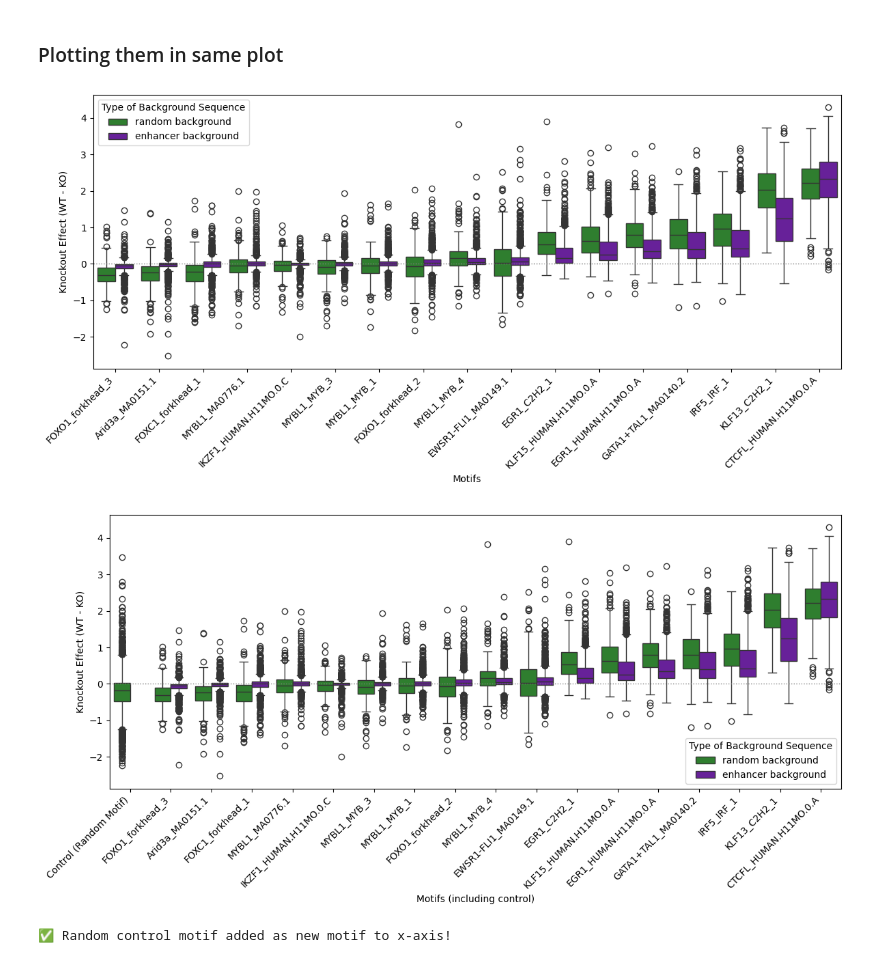
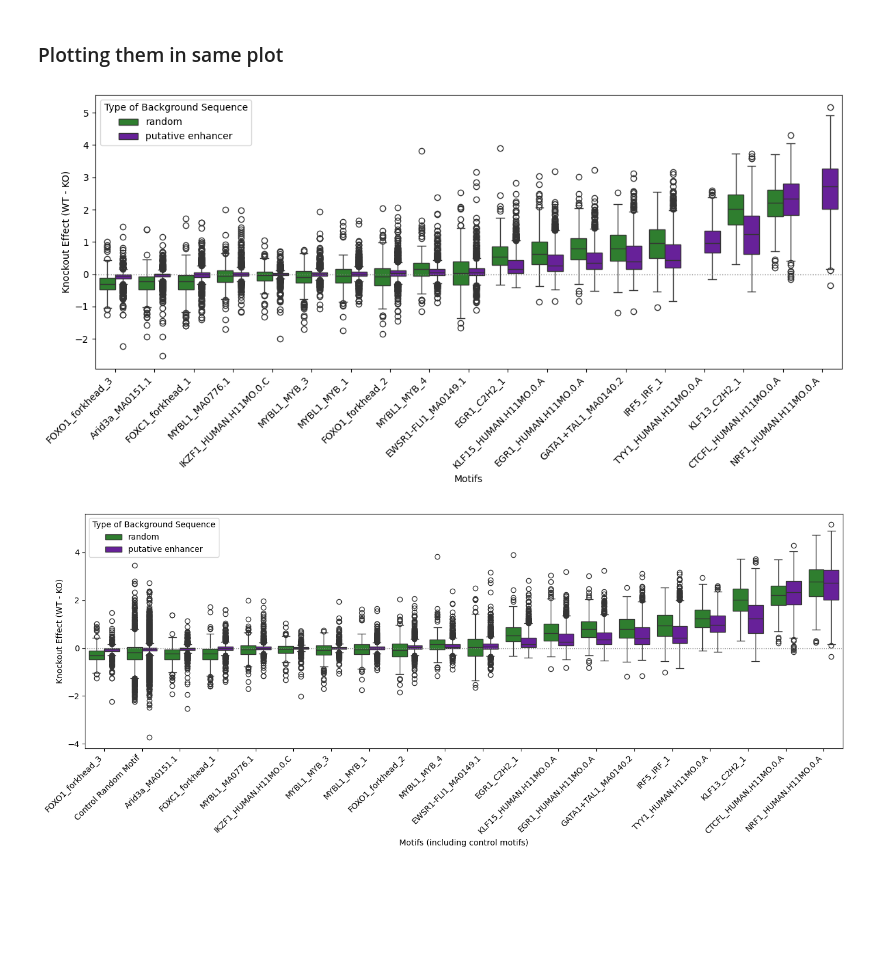
Before and after one commit to de-Boer-Lab/position-mpra, a Jupyter notebook: src/4-range_variant_effect_TFs/plot_range.human.ipynb, the cells around one changed output. Cells and saved outputs as stored; diff of their text form; code cells hidden in the pictures; blank space fills up the shorter version.

```diff
--- a/src/4-range_variant_effect_TFs/plot_range.human.ipynb
+++ b/src/4-range_variant_effect_TFs/plot_range.human.ipynb
@@ -20,7 +20,7 @@ merged1 = pd.merge(
 )
 merged1["variant_effect"] = merged1["predictions_ref"] - merged1["predictions_alt"]
 merged1 = merged1[~merged1['base_motif'].str.contains("MOUSE", case=False, na=False)]
-merged1["dataset"] = "random background"
+merged1["dataset"] = "random"
 
 # Load the second dataset (enhancer)
 df2 = pd.read_csv("/scratch/st-cdeboer-1/sambina/position_mpra/outputs/4-range/human/predicted_human_tfs_enhancer.csv", sep="\t")
@@ -37,7 +37,7 @@ merged2 = pd.merge(
 )
 merged2["variant_effect"] = merged2["predictions_ref"] - merged2["predictions_alt"]
 merged2 = merged2[~merged2['base_motif'].str.contains("MOUSE", case=False, na=False)]
-merged2["dataset"] = "enhancer background"
+merged2["dataset"] = "putative enhancer"
 
 # Combine the two
 combined = pd.concat([merged1, merged2], axis=0, ignore_index=True)
@@ -58,7 +58,7 @@ sns.boxplot(
     y="variant_effect",
     hue="dataset",          # Color by dataset
     order=order,
-    palette={"random background": "#228B22", "enhancer background": "#6A0DAD"}
+    palette={"random": "#228B22", "putative enhancer": "#6A0DAD"}
 )
 
 plt.axhline(0, color='gray', linestyle='dotted', linewidth=1)
@@ -72,14 +72,14 @@ plt.savefig("/scratch/st-cdeboer-1/sambina/position_mpra/figures/fig4_2.svg", fo
 
 plt.show()
 # %% [output]
-[figure, old version]
+[figure, new version]
 # %%
 import pandas as pd
 import seaborn as sns
 import matplotlib.pyplot as plt
 
-# ========== Load Random Background Dataset ==========
-df1 = pd.read_csv("/scratch/st-cdeboer-1/sambina/position_mpra/outputs/4-range/human/predicted_human_tfs_random.csv")
+# -------------------- Load Random Background Dataset --------------------
+df1 = pd.read_csv("/scratch/st-cdeboer-1/sambina/position_mpra/outputs/4-range/human/predicted_human_tfs.csv")
 df1_alt = df1[df1["motif_name"].str.endswith("_alt")].copy()
 df1_ref = df1[~df1["motif_name"].str.endswith("_alt")].copy()
 df1_alt["base_motif"] = df1_alt["motif_name"].str.replace("_alt", "", regex=False)
@@ -93,9 +93,9 @@ merged1 = pd.merge(
 )
 merged1["variant_effect"] = merged1["predictions_ref"] - merged1["predictions_alt"]
 merged1 = merged1[~merged1['base_motif'].str.contains("MOUSE", case=False, na=False)]
-merged1["dataset"] = "random background"
+merged1["dataset"] = "random"
 
-# ========== Load Enhancer Background Dataset ==========
+# -------------------- Load Enhancer Background Dataset --------------------
 df2 = pd.read_csv("/scratch/st-cdeboer-1/sambina/position_mpra/outputs/4-range/human/predicted_human_tfs_enhancer.csv", sep="\t")
 df2_alt = df2[df2["motif_name"].str.endswith("_alt")].copy()
 df2_ref = df2[~df2["motif_name"].str.endswith("_alt")].copy()
@@ -110,11 +110,10 @@ merged2 = pd.merge(
 )
 merged2["variant_effect"] = merged2["predictions_ref"] - merged2["predictions_alt"]
 merged2 = merged2[~merged2['base_motif'].str.contains("MOUSE", case=False, na=False)]
-merged2["dataset"] = "enhancer background"
+merged2["dataset"] = "putative enhancer"
 
-# ========== Load Random Control Motif Dataset ==========
+# -------------------- Load Random Control Motif (Random Background) --------------------
 df3 = pd.read_csv("/scratch/st-cdeboer-1/sambina/position_mpra/outputs/4-range/human/predicted_random_motif_control.csv")
-
 df3_alt = df3[df3["motif_name"].str.endswith("_alt")].copy()
 df3_ref = df3[~df3["motif_name"].str.endswith("_alt")].copy()
 df3_alt["base_motif"] = df3_alt["motif_name"].str.replace("_alt", "", regex=False)
@@ -125,46 +124,59 @@ merged3 = pd.merge(
     df3_alt,
     on=["seq_id", "base_motif"],
     suffixes=("_ref", "_alt")
 )
 merged3["variant_effect"] = merged3["predictions_ref"] - merged3["predictions_alt"]
-merged3["dataset"] = "random background"  # same dataset type as df1 so it overlays naturally
-merged3["base_motif"] = "Control (Random Motif)"  # treat as a new motif
+merged3["dataset"] = "random"
+merged3["base_motif"] = "Control Random Motif"  # separate x-axis category
 
-# ========== Combine All ==========
-combined = pd.concat([merged1, merged2, merged3], axis=0, ignore_index=True)
+# -------------------- Load Random Control Motif (Enhancer Background) --------------------
+df4 = pd.read_csv("/scratch/st-cdeboer-1/sambina/position_mpra/outputs/4-range/human/predicted_human_tfs_enhancer_random_motif.csv", sep="\t")
+df4_alt = df4[df4["motif_name"].str.endswith("_alt")].copy()
+df4_ref = df4[~df4["motif_name"].str.endswith("_alt")].copy()
+df4_alt["base_motif"] = df4_alt["motif_name"].str.replace("_alt", "", regex=False)
+df4_ref["base_motif"] = df4_ref["motif_name"]
 
-# ========== Define Order by Median ==========
+merged4 = pd.merge(
+    df4_ref,
+    df4_alt,
+    on=["seq_id", "base_motif"],
+    suffixes=("_ref", "_alt")
+)
+merged4["variant_effect"] = merged4["predictions_ref"] - merged4["predictions_alt"]
+merged4["dataset"] = "putative enhancer"
+merged4["base_motif"] = "Control Random Motif"  # separate x-axis category
+
+# -------------------- Combine All --------------------
+combined = pd.concat([merged1, merged2, merged3, merged4], axis=0, ignore_index=True)
+
+# -------------------- Define Order by Median Variant Effect --------------------
 order = (
     combined.groupby("base_motif")["variant_effect"]
     .median()
     .sort_values()
     .index.tolist()
 )
 
-# ========== Plot ==========
-plt.figure(figsize=(12, 6))
+# -------------------- Plot --------------------
+plt.figure(figsize=(14, 6))
 sns.boxplot(
     data=combined,
     x="base_motif",
     y="variant_effect",
     hue="dataset",
     order=order,
-    palette={"random background": "#228B22", "enhancer background": "#6A0DAD"}
+    palette={"random": "#228B22", "putative enhancer": "#6A0DAD"}
 )
 
 plt.axhline(0, color='gray', linestyle='dotted', linewidth=1)
 plt.xticks(rotation=45, ha='right')
 plt.ylabel("Knockout Effect (WT - KO)")
-plt.xlabel("Motifs (including control)")
+plt.xlabel("Motifs (including control motifs)")
 plt.legend(title="Type of Background Sequence")
 plt.tight_layout()
 
-plt.savefig("/scratch/st-cdeboer-1/sambina/position_mpra/outputs/4-range/human/distribution_with_random_control_motif.svg", format="svg")
-plt.savefig("/scratch/st-cdeboer-1/sambina/position_mpra/figures/fig4_with_control_motif.svg", format="svg")
-
+plt.savefig("/scratch/st-cdeboer-1/sambina/position_mpra/outputs/4-range/human/distribution_with_two_random_motifs.svg", format="svg")
+plt.savefig("/scratch/st-cdeboer-1/sambina/position_mpra/figures/fig4_control.svg", format="svg")
 plt.show()
-
-print("✅ Random control motif added as new motif to x-axis!")
 # %% [output]
-[figure, old version]
+[figure, new version]
-✅ Random control motif added as new motif to x-axis!
```
Also changed, not shown: parts of 4 cells of this notebook, 52 other files.
